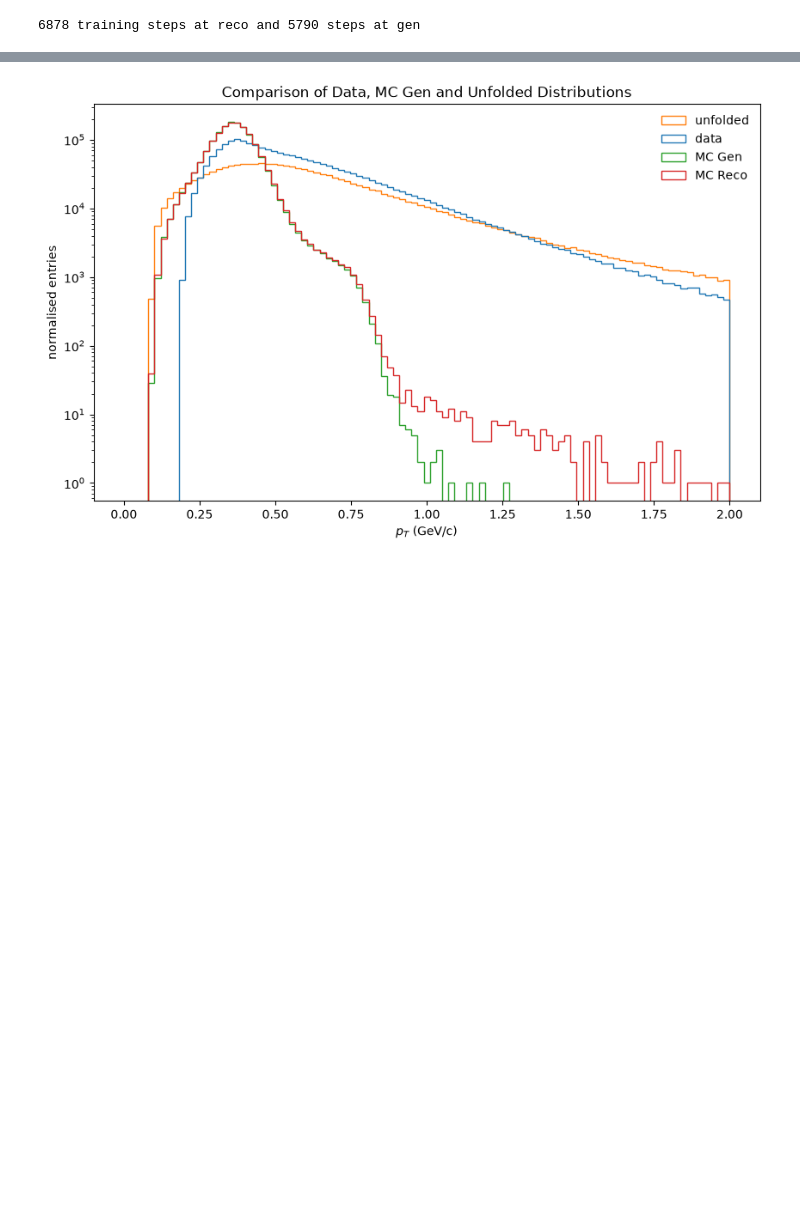
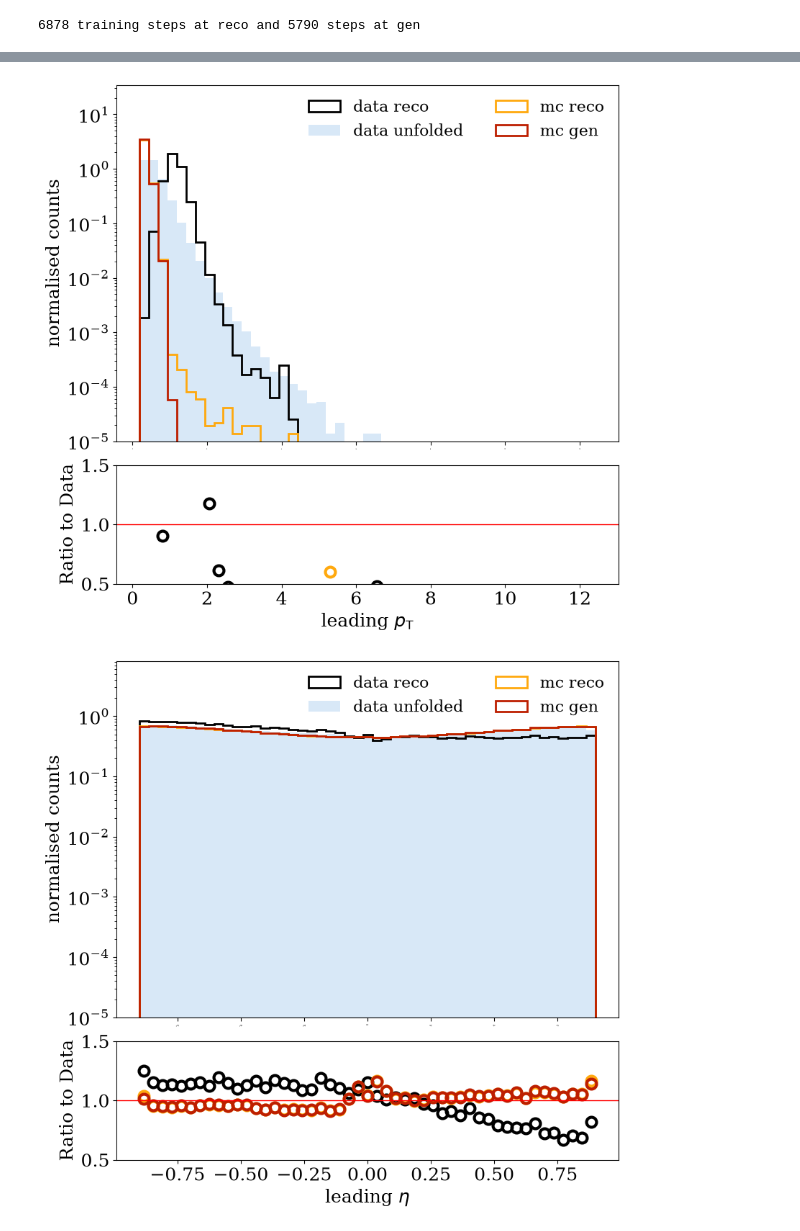
Before and after one commit to jjuracka/AliceUnfolding, a Jupyter notebook: UnfoldRhoMid/unfold.ipynb, the cells around one changed output, grey strips where cells are left out. Cells and saved outputs as stored; diff of their text form; code cells hidden in the pictures; blank space fills up the shorter version.

```diff
--- a/UnfoldRhoMid/unfold.ipynb
+++ b/UnfoldRhoMid/unfold.ipynb
@@ -66,5 +75,4 @@ INFO: Normalizing sum of weights to 1000000 ...
 # %%
-ndim = 1 #The number of features present in your dataset
 reco_model = of.MLP(ndim)
 gen_model = of.MLP(ndim)
 # %%
@@ -72,13 +80,13 @@ omnifold = of.MultiFold(
     "test",
     reco_model,
     gen_model,
-    data_data,
-    mc_data,
+    data,
+    mc,
     batch_size = 512,
-    niter = 3,  #Number of Iterations
-    epochs= 5,
+    niter = 5,
+    epochs = 100,
     weights_folder = 'weights',
-    verbose = False,
+    verbose = True,
     lr = 5e-5,
 )
 # %% [output]
@@ -111,0 +148,4 @@ unfolded = omnifold.weights_push
+# %%
+data_unfolded = data_reco
+# %%
+unfolded_weights = omnifold.reweight(data_unfolded, omnifold.model2, batch_size = 1000)
@@ -122,13 +166,8 @@ print(mc_reco.shape)
-# %%
-plt.hist(unfolded, bins=np.linspace(0,2,100), label='unfolded', color='tab:orange', histtype='step')
-plt.hist(data, bins=np.linspace(0,2,100), label='data', color='tab:blue', histtype='step')
-plt.hist(mc_gen, bins=np.linspace(0,2,100), label='MC Gen', color='tab:green', histtype='step')
-plt.hist(mc_reco, bins=np.linspace(0,2,100), label='MC Reco', color='tab:red', histtype='step')
-plt.xlabel("$p_T$ (GeV/c)")
-plt.ylabel("normalised entries")
-plt.yscale('log')
-plt.title('Comparison of Data, MC Gen and Unfolded Distributions')
-plt.legend()
-plt.show()
-# %% [output]
-[figure, removed]
+# %%
+for i in range(ndim):
+    data_dict = {"data reco": data_reco[:,i], "data unfolded": data_unfolded[:,i], "mc reco": mc_reco[:,i], "mc gen": mc_gen[:,i]}
+    weight_dict = {"data reco": unfolded_weights, "data unfolded": data.weight, "mc reco": mc.weight, "mc gen": mc.weight}
+    of.HistRoutine(data_dict, variable_names[i], 'normalised counts', reference_name = "data unfolded", plot_ratio = True, binning = np.linspace(np.min(data_reco[:,i]), np.max(data_reco[:,i]), 50), logy = True, weights = weight_dict)
+# %% [output]
+[figure, added]
+[figure, added]
```
Also changed, not shown: parts of 10 cells of this notebook.
